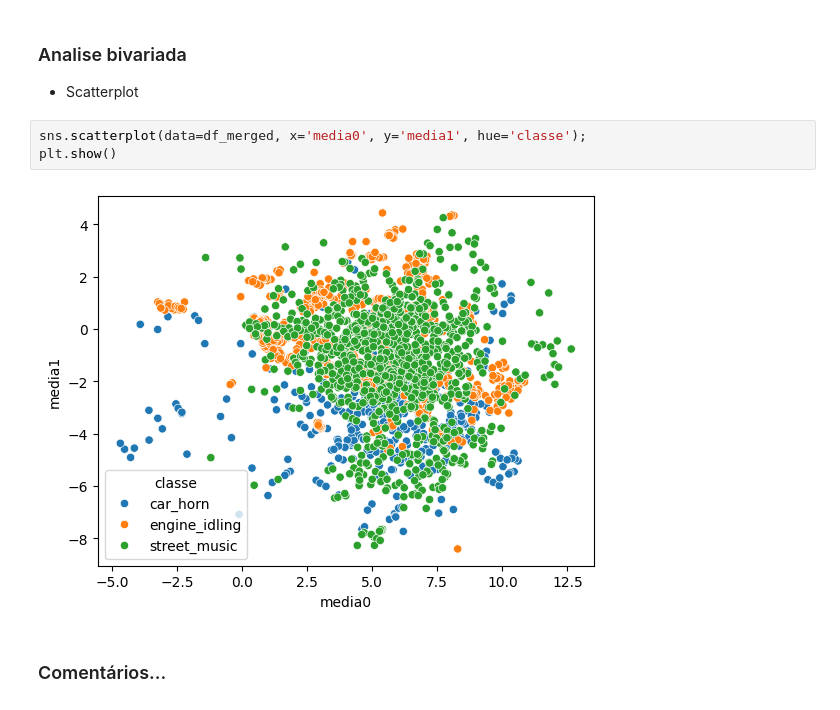
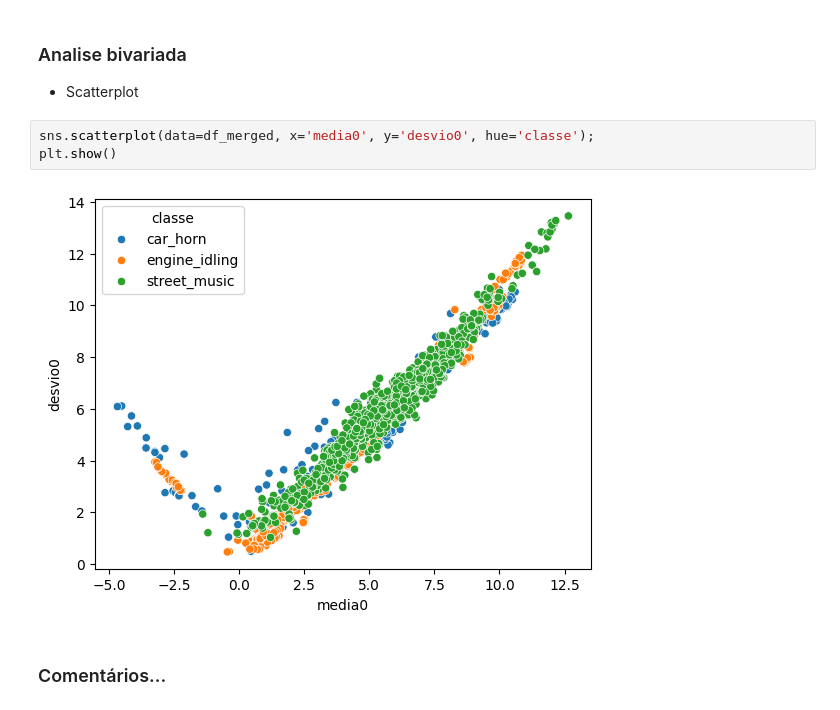
Before and after one commit to osvaldodmvs/APRAU_Project, a Jupyter notebook: main_notebook.ipynb, the cells around one changed output. Cells and saved outputs as stored; diff of their text form.

Commit message:
finished 8 and 6, compared results , added comments to clarify results and data in general

```diff
--- a/main_notebook.ipynb
+++ b/main_notebook.ipynb
@@ -138,10 +140,10 @@ df_merged.boxplot(figsize=(15,15));
 ### Analise bivariada
 - Scatterplot
 # %%
-sns.scatterplot(data=df_merged, x='media0', y='media1', hue='classe');
+sns.scatterplot(data=df_merged, x='media0', y='desvio0', hue='classe');
 plt.show()
 # %% [output]
-[figure, old version]
+[figure, new version]
 # %% [markdown]
 ### Comentários...
 # %% [markdown]
```
Also changed, not shown: parts of 18 cells of this notebook.
